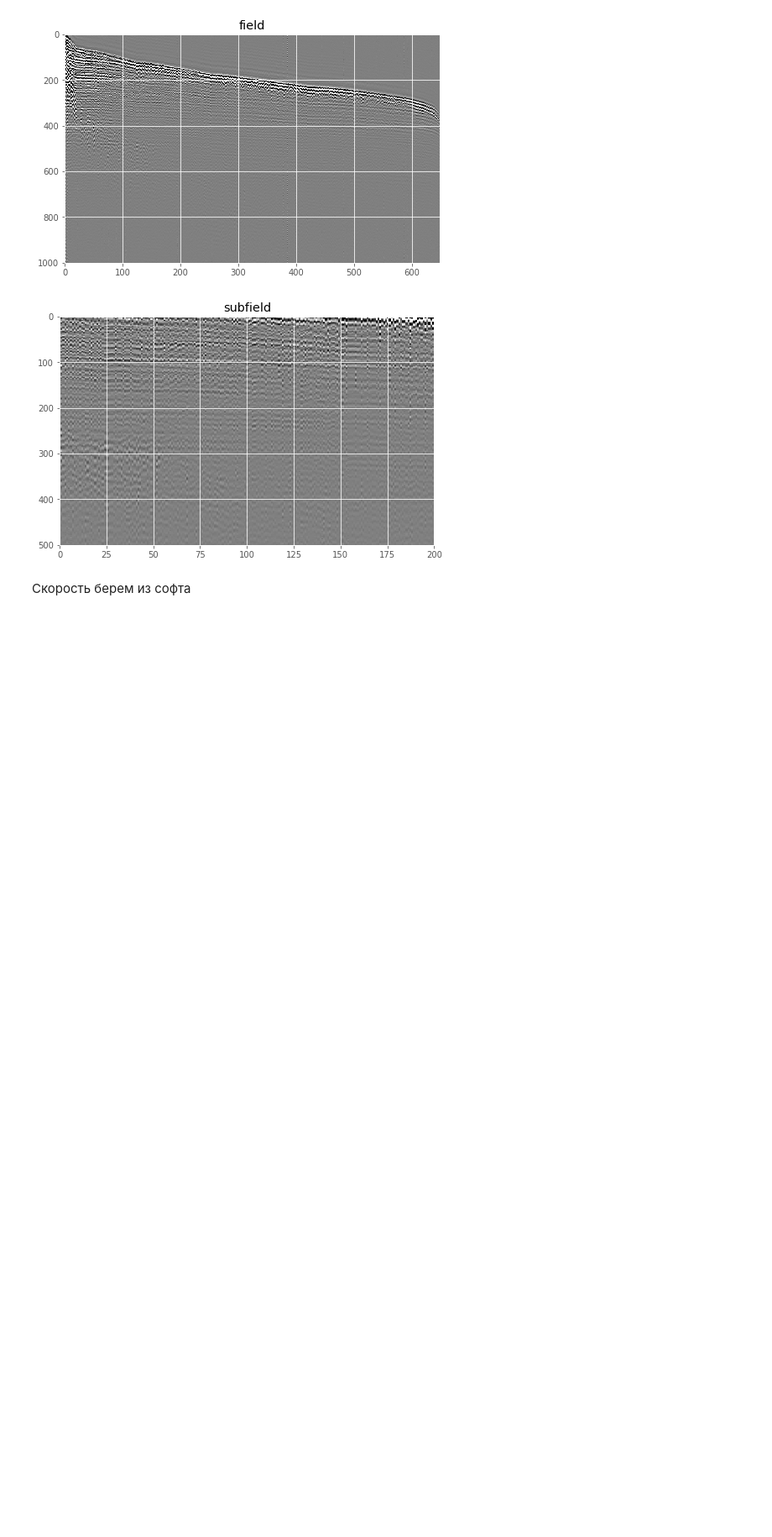
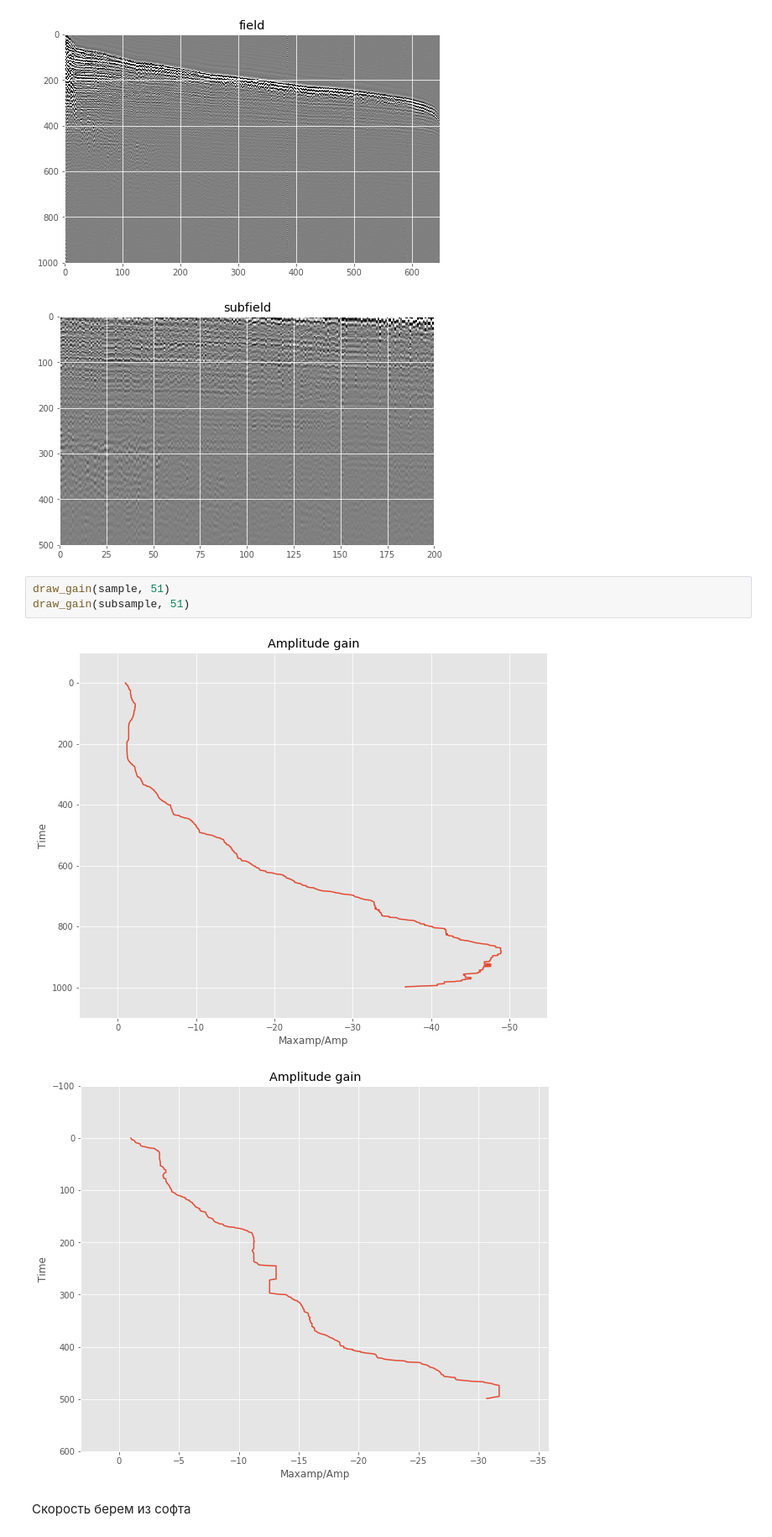
Before and after one commit to learnserd/SeismicPro, a Jupyter notebook: models/Geometric_spreading_correction/sphere_diff_time_dep.ipynb, the cells around one changed output. Shown at 84% size. Cells and saved outputs as stored; diff of their text form; blank space fills up the shorter version.

```diff
--- a/models/Geometric_spreading_correction/sphere_diff_time_dep.ipynb
+++ b/models/Geometric_spreading_correction/sphere_diff_time_dep.ipynb
@@ -45,6 +47,12 @@ seismic_plot(subsample*10000, figsize=(8, 5), names='subfield',
 # %% [output]
 [figure]
 [figure]
+# %%
+draw_gain(sample, 51)
+draw_gain(subsample, 51)
+# %% [output]
+[figure, added]
+[figure, added]
 # %% [markdown]
 Скорость берем из софта
 # %%
```
Also changed, not shown: parts of 13 cells of this notebook.
